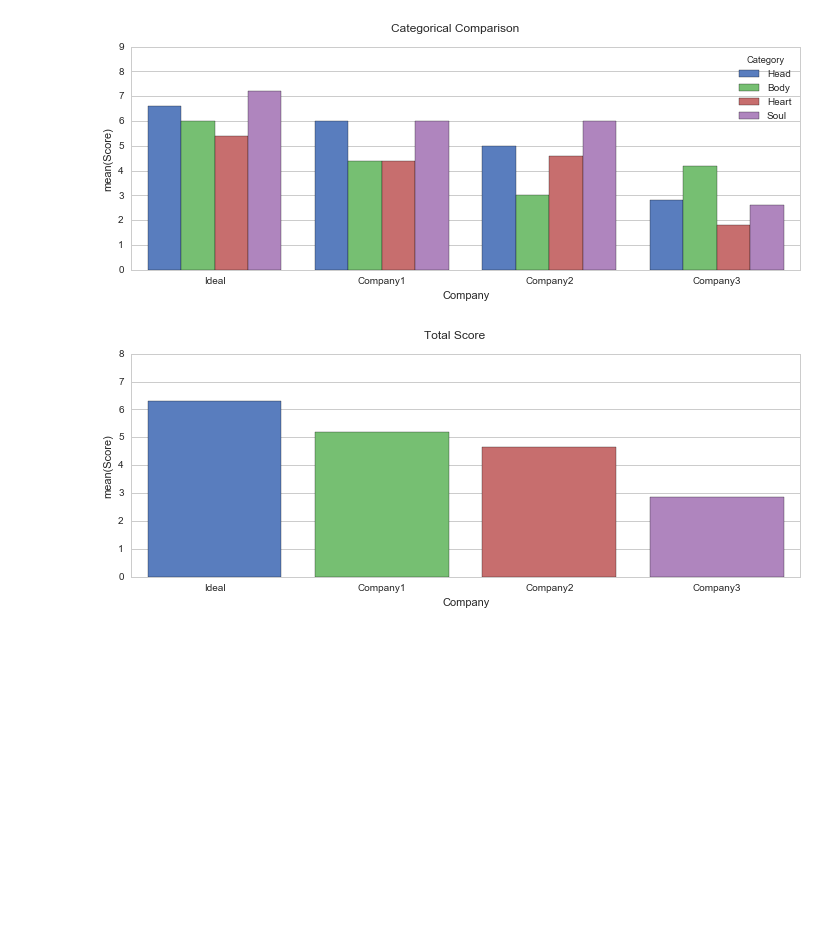
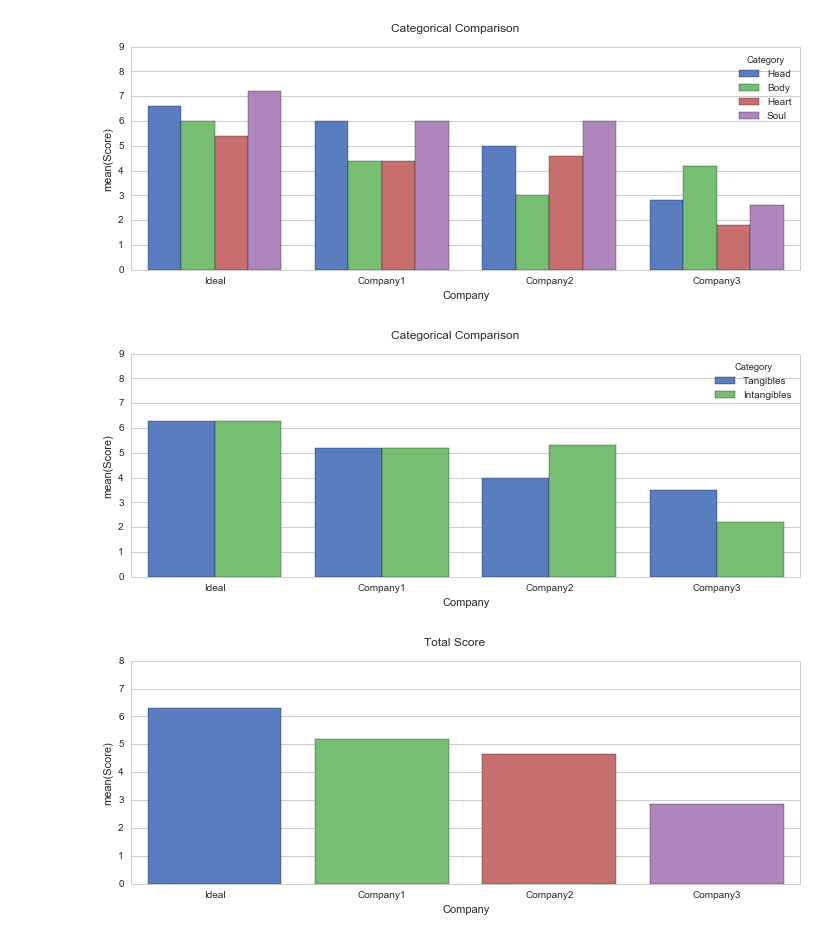
Before and after one commit to martinwalsh/candidate_considerations, a Jupyter notebook: Candidate Considerations Survey Visualization.ipynb, the cells around one changed output. Saved outputs shown, nothing was run; the diff lists cells and outputs as text; code cells hidden in the pictures; blank space fills up the shorter version.

```diff
--- a/Candidate Considerations Survey Visualization.ipynb
+++ b/Candidate Considerations Survey Visualization.ipynb
@@ -105,6 +105,11 @@ sns.barplot(x='Company', y='Score', hue='Category', data=df, errwidth=0)
 _ = pylab.gcf().suptitle('Categorical Comparison')
 # %% [output]
 [figure]
+# %%
+sns.barplot(x='Company', y='Score', hue='Category', data=recategorized, errwidth=0)
+_ = pylab.gcf().suptitle('Categorical Comparison')
+# %% [output]
+[figure, added]
 # %%
 sns.barplot(x='Company', y='Score', data=df, errwidth=0)
 _ = pylab.gcf().suptitle('Total Score')
```
Also changed, not shown: parts of 2 cells of this notebook.
